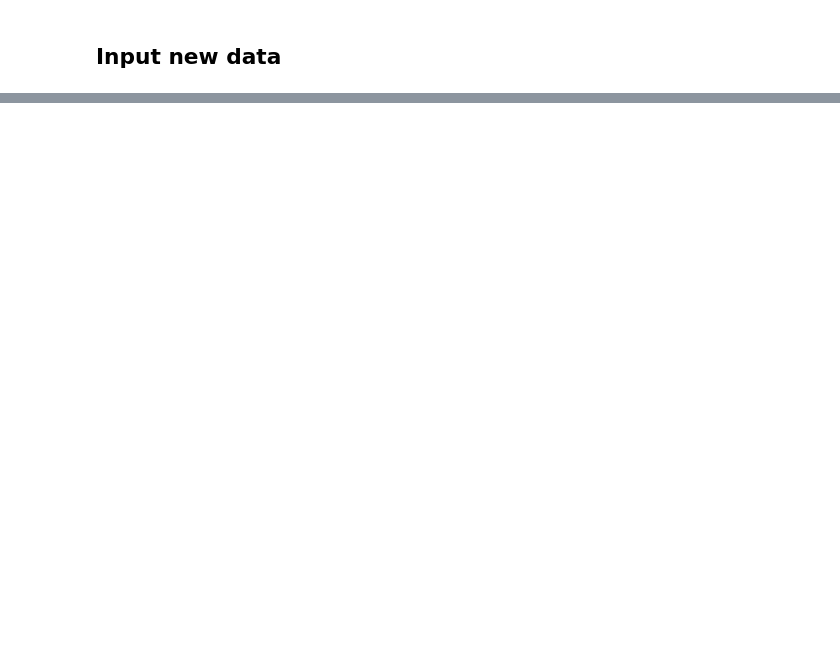
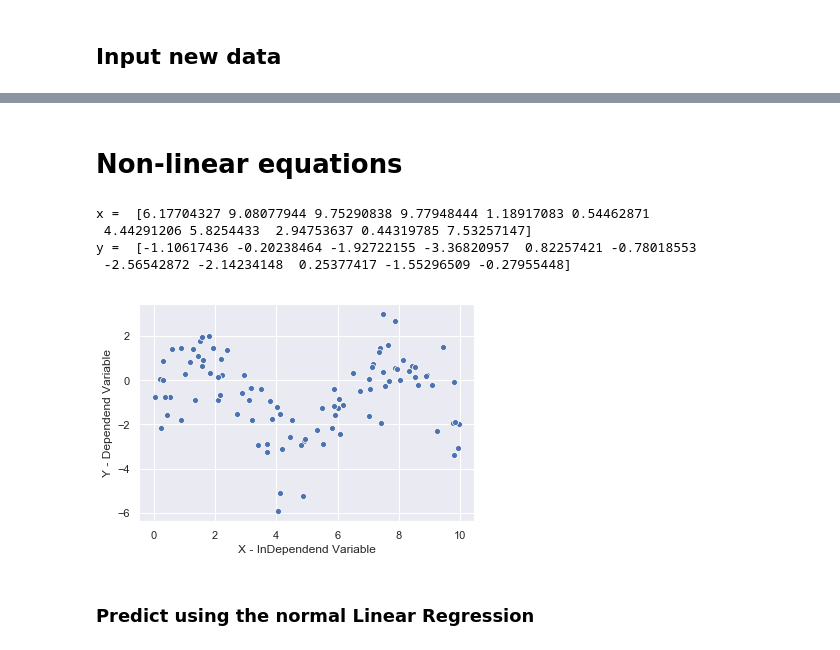
Before and after one commit to BharathC15/NielitChennai, a Jupyter notebook: python/MachineLearning/Basic Linear regression.ipynb, the cells around one changed output, grey strips where cells are left out. Drawn from its saved outputs; the diff is of its cells as text; code cells hidden in the pictures; blank space fills up the shorter version.

Commit message:
Linear and polynomial regression complete

```diff
--- a/python/MachineLearning/Basic Linear regression.ipynb
+++ b/python/MachineLearning/Basic Linear regression.ipynb
@@ -162,0 +196,19 @@ array([ 5.08794669,  7.10759882, 13.16655522])
+# %% [markdown]
+# Non-linear equations
+# %%
+x = 10 * np.random.random(100)
+y = 2 * np.sin(x) - 1 + np.random.randn(100)
+print("x = ",x[:11])
+print("y = ",y[:11])
+sns.scatterplot(x,y)
+plt.xlabel("X - InDependend Variable")
+plt.ylabel("Y - Dependend Variable")
+plt.show()
+# %% [output]
+x =  [6.17704327 9.08077944 9.75290838 9.77948444 1.18917083 0.54462871
+ 4.44291206 5.8254433  2.94753637 0.44319785 7.53257147]
+y =  [-1.10617436 -0.20238464 -1.92722155 -3.36820957  0.82257421 -0.78018553
+ -2.56542872 -2.14234148  0.25377417 -1.55296509 -0.27955448]
+[figure, added]
+# %% [markdown]
+### Predict using the normal Linear Regression
```
Also changed, not shown: parts of 38 cells of this notebook.
